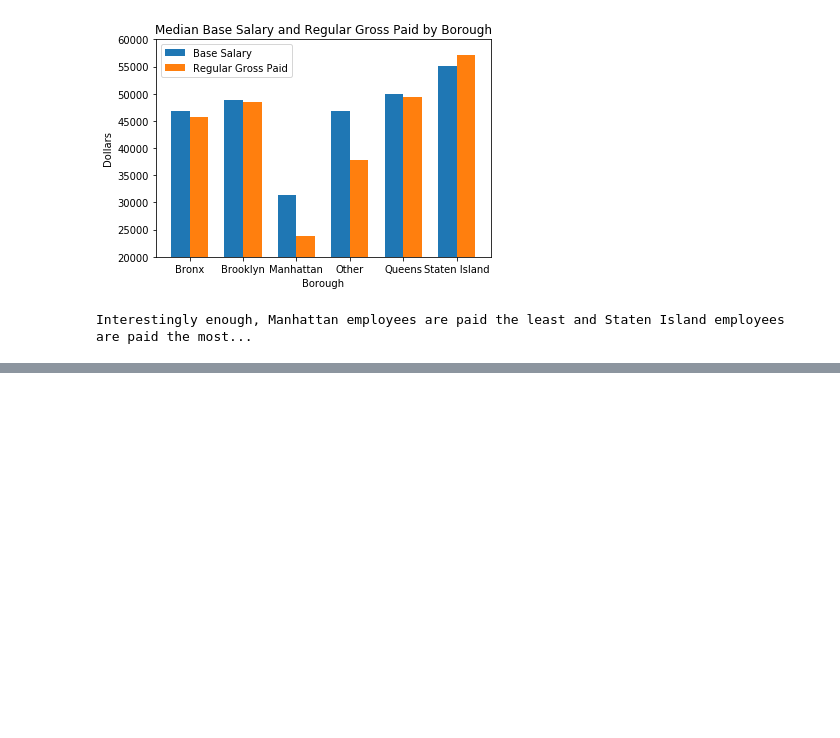
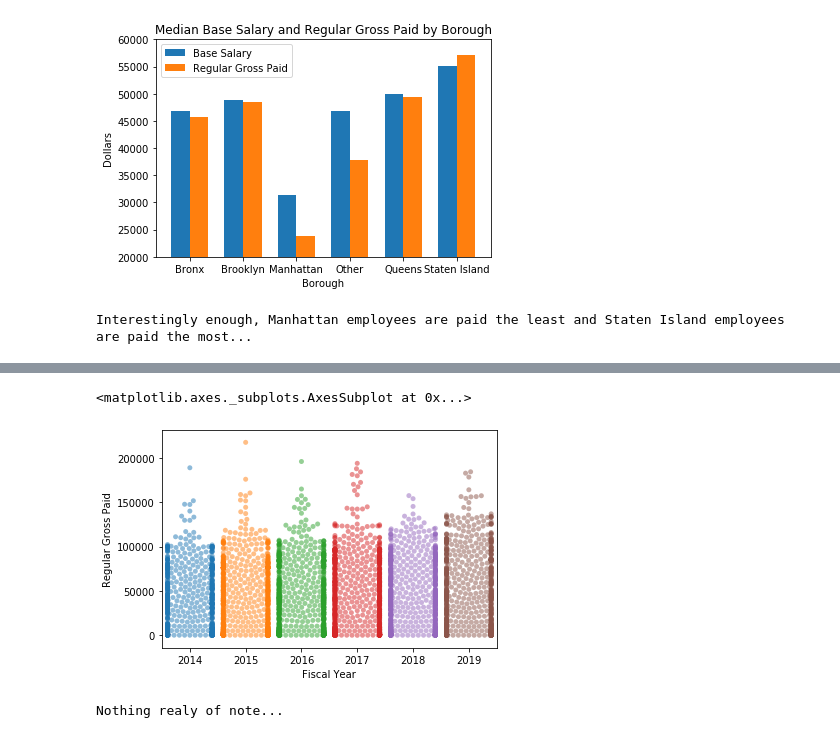
Before and after one commit to esm2000/nyc_payroll, a Jupyter notebook: citywide_payroll.ipynb, the cells around one changed output, grey strips where cells are left out. Cells and saved outputs as stored; diff of their text form; code cells hidden in the pictures; blank space fills up the shorter version.

```diff
--- a/citywide_payroll.ipynb
+++ b/citywide_payroll.ipynb
@@ -871,2 +894,6 @@ Interestingly enough, Manhattan employees are paid the least and Staten Island e
 # %%
 # swarm plot of fiscal year vs. regular gross paid
+sns.swarmplot(x = "Fiscal Year", y = "Regular Gross Paid", data = payroll_sample4, alpha = 0.50)
+# %% [output]
+<matplotlib.axes._subplots.AxesSubplot at 0x...>
+[figure, added]
@@ -874,0 +900,4 @@ Interestingly enough, Manhattan employees are paid the least and Staten Island e
+# %%
+print("Nothing realy of note...")
+# %% [output]
+Nothing realy of note...
```
Also changed, not shown: parts of 10 cells of this notebook.
